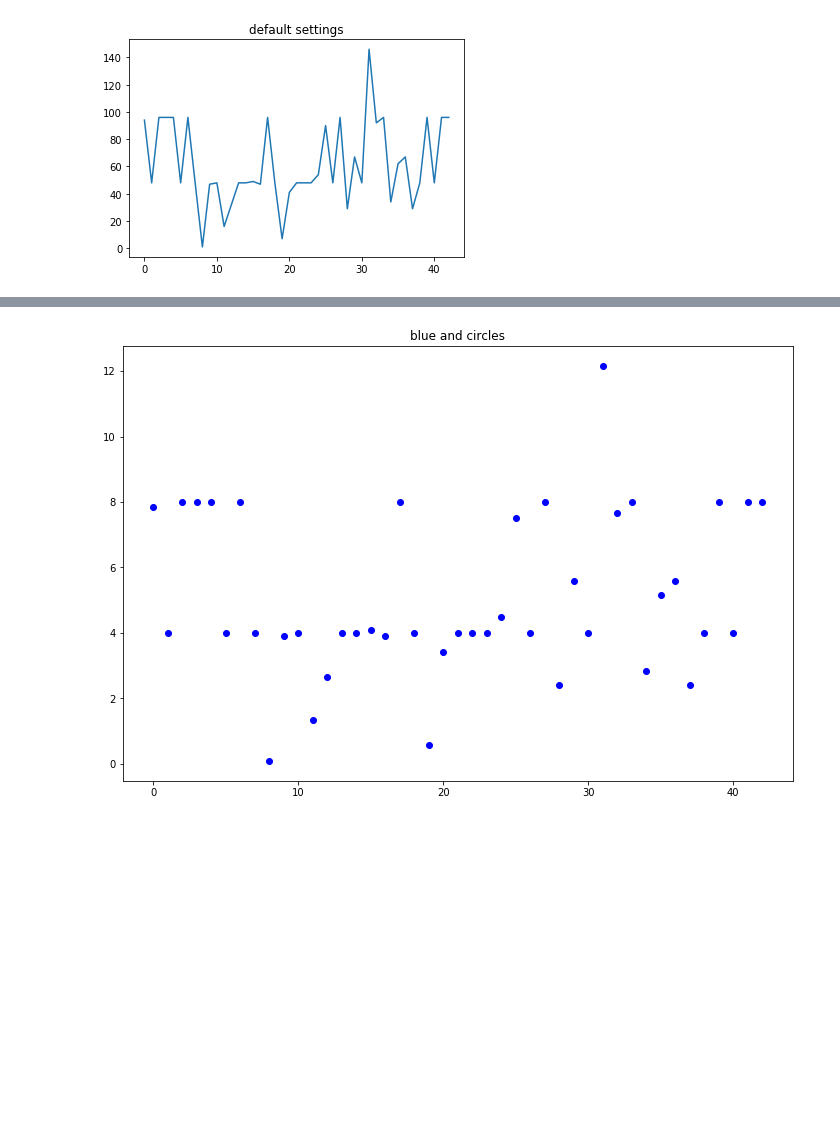
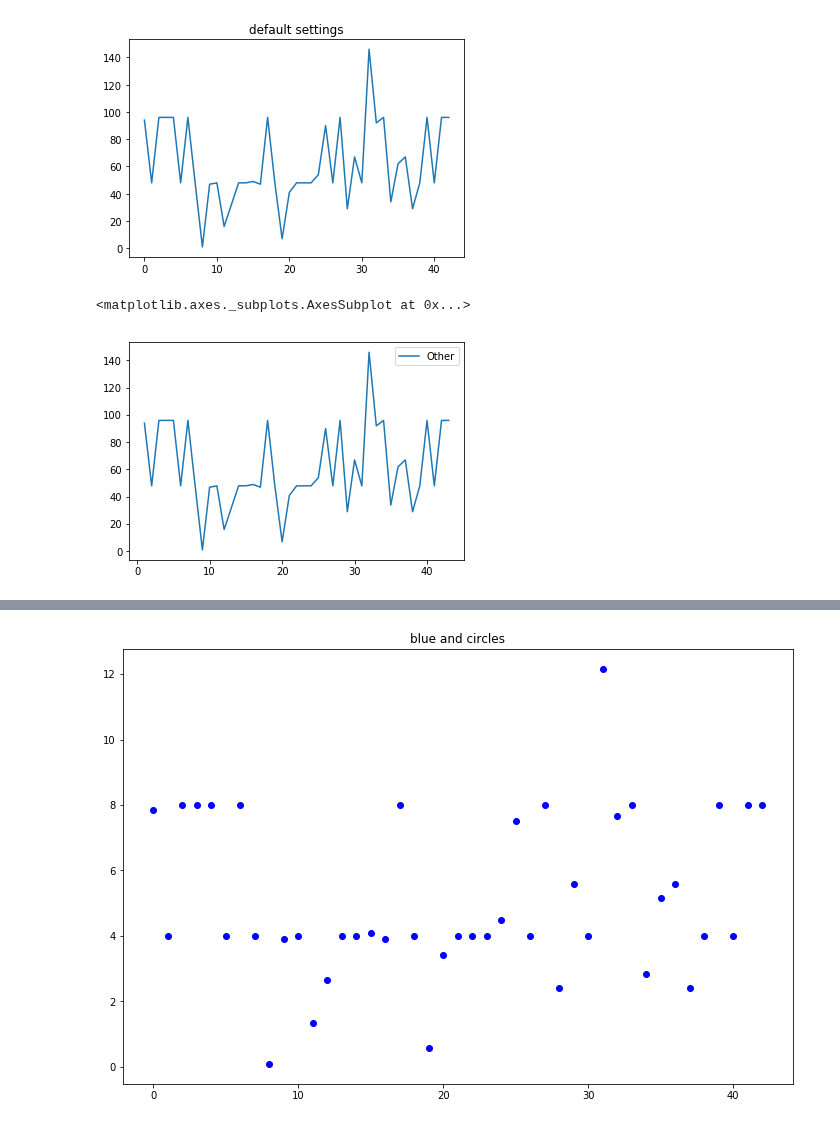
Before and after one commit to rsouza/FGV_Intro_DS, a Jupyter notebook: notebooks/6-Exploring_Data_Statistic_Analysis.ipynb, the cells around one changed output, grey strips where cells are left out. Saved outputs shown, nothing was run; the diff lists cells and outputs as text; code cells hidden in the pictures; blank space fills up the shorter version.

```diff
--- a/notebooks/6-Exploring_Data_Statistic_Analysis.ipynb
+++ b/notebooks/6-Exploring_Data_Statistic_Analysis.ipynb
@@ -65,3 +74,6 @@ array(['Washington', 'Adams', 'Jefferson', 'Madison', 'Monroe', 'Adams',
        'Coolidge', 'Hoover', 'Roosevelt', 'Truman', 'Eisenhower',
        'Kennedy', 'Johnson', 'Nixon', 'Ford', 'Carter', 'Reagan', 'Bush',
        'Clinton', 'Bush'], dtype='<U10')
+# %%
+df_presidents = pd.read_csv(datapath / "presidents.csv", header=None, sep='\s+', names=['Name', 'Other'], index_col=0)
+df_presidents.head()
@@ -73,4 +92,9 @@ plt.title('default settings')
 plt.show()
 # %% [output]
 [figure]
+# %%
+df_presidents.plot()
+# %% [output]
+<matplotlib.axes._subplots.AxesSubplot at 0x...>
+[figure, added]
 # %%
```
Also changed, not shown: parts of 32 cells of this notebook, 1 other file.
